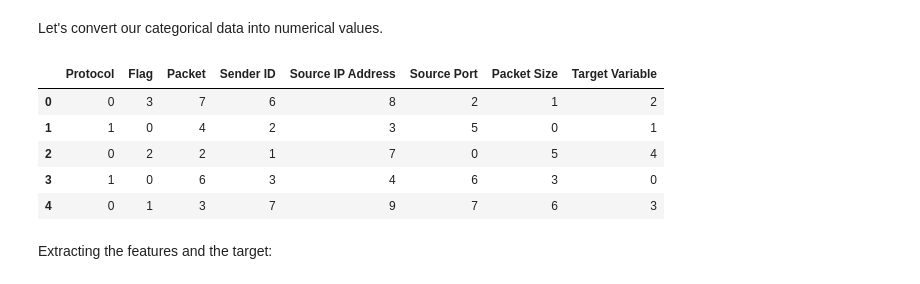
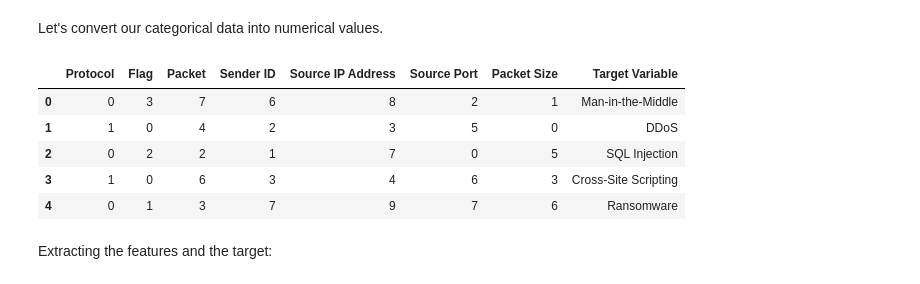
Before and after one commit to relmarrakchy/Cyber-Threat-Detection, a Jupyter notebook: Cyber_threat_detection_app.ipynb, the cells around one changed output. Saved outputs shown, nothing was run; the diff lists cells and outputs as text; code cells hidden in the pictures.

```diff
--- a/Cyber_threat_detection_app.ipynb
+++ b/Cyber_threat_detection_app.ipynb
@@ -231,19 +237,20 @@ from sklearn.model_selection import train_test_split
 # %% [markdown]
 Let's convert our categorical data into numerical values.
 # %%
-encoder = LabelEncoder()
-
-for col in cols:
+encoders = []
+for col in cols[:-1]:
+  encoder = LabelEncoder()
   dataset[col] = encoder.fit_transform(dataset[col])
+  encoders.append(encoder)
 
 dataset.head()
 # %% [output]
 |  | Protocol | Flag | Packet | Sender ID | Source IP Address | Source Port | Packet Size | Target Variable |
-| 0 | 0 | 3 | 7 | 6 | 8 | 2 | 1 | 2 |
-| 1 | 1 | 0 | 4 | 2 | 3 | 5 | 0 | 1 |
-| 2 | 0 | 2 | 2 | 1 | 7 | 0 | 5 | 4 |
-| 3 | 1 | 0 | 6 | 3 | 4 | 6 | 3 | 0 |
-| 4 | 0 | 1 | 3 | 7 | 9 | 7 | 6 | 3 |
+| 0 | 0 | 3 | 7 | 6 | 8 | 2 | 1 | Man-in-the-Middle |
+| 1 | 1 | 0 | 4 | 2 | 3 | 5 | 0 | DDoS |
+| 2 | 0 | 2 | 2 | 1 | 7 | 0 | 5 | SQL Injection |
+| 3 | 1 | 0 | 6 | 3 | 4 | 6 | 3 | Cross-Site Scripting |
+| 4 | 0 | 1 | 3 | 7 | 9 | 7 | 6 | Ransomware |
 # %% [markdown]
 Extracting the features and the target:
 # %%
```
Also changed, not shown: parts of 17 cells of this notebook.
